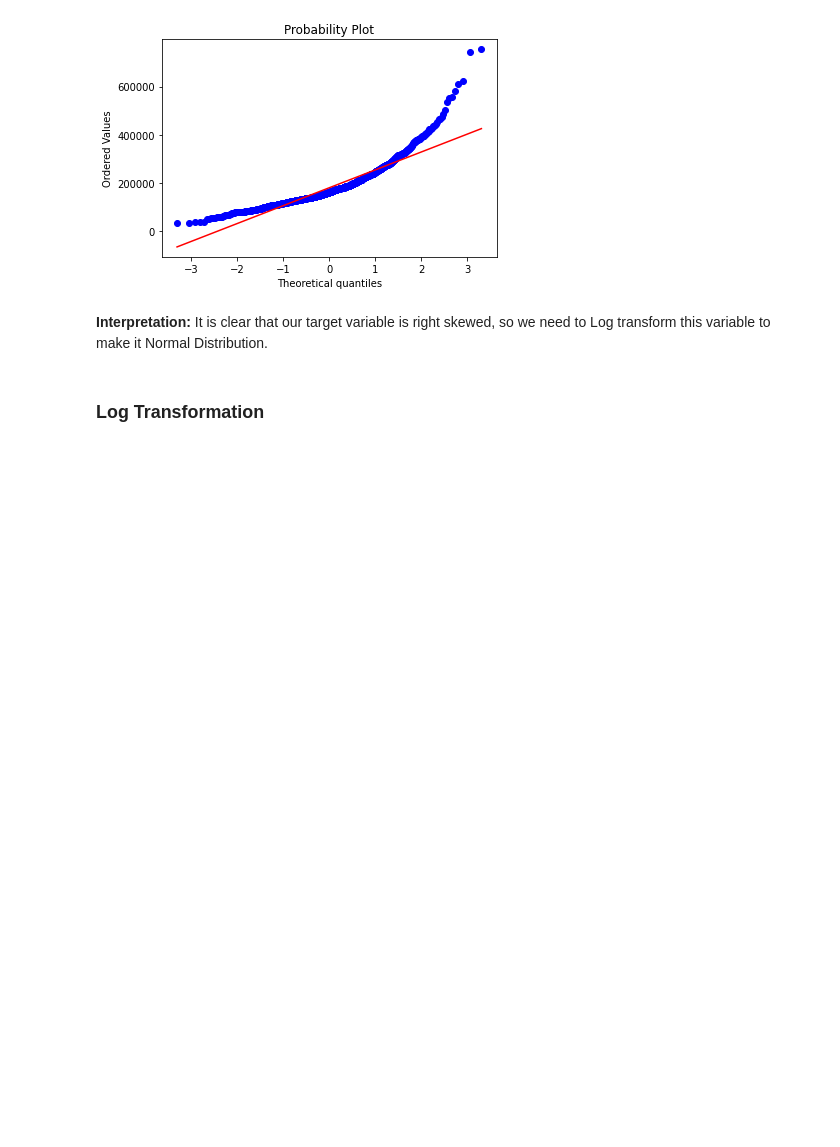
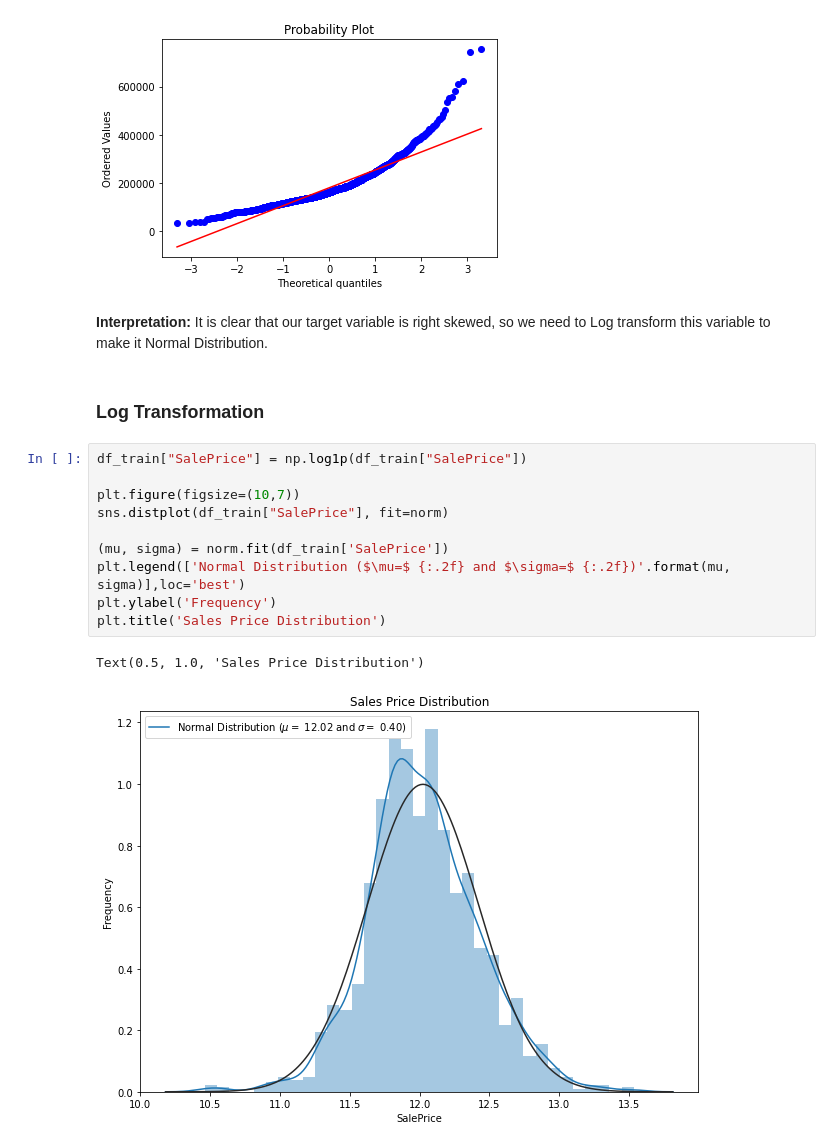
Before and after one commit to RAJ-DSML/house-prices-prediction, a Jupyter notebook: house-prices-prediction.ipynb, the cells around one changed output. Saved outputs shown, nothing was run; the diff lists cells and outputs as text; blank space fills up the shorter version.

Commit message:
Kaggle Notebook | house-prices-prediction | Version 3

```diff
--- a/house-prices-prediction.ipynb
+++ b/house-prices-prediction.ipynb
@@ -92,3 +92,16 @@ plt.show()
 **Interpretation:** It is clear that our target variable is right skewed, so we need to Log transform this variable to make it Normal Distribution.
 # %% [markdown]
 ### Log Transformation
+# %%
+df_train["SalePrice"] = np.log1p(df_train["SalePrice"])
+
+plt.figure(figsize=(10,7))
+sns.distplot(df_train["SalePrice"], fit=norm)
+
+(mu, sigma) = norm.fit(df_train['SalePrice'])
+plt.legend(['Normal Distribution ($\mu=$ {:.2f} and $\sigma=$ {:.2f})'.format(mu, sigma)],loc='best')
+plt.ylabel('Frequency')
+plt.title('Sales Price Distribution')
+# %% [output]
+Text(0.5, 1.0, 'Sales Price Distribution')
+[figure, added]
```
